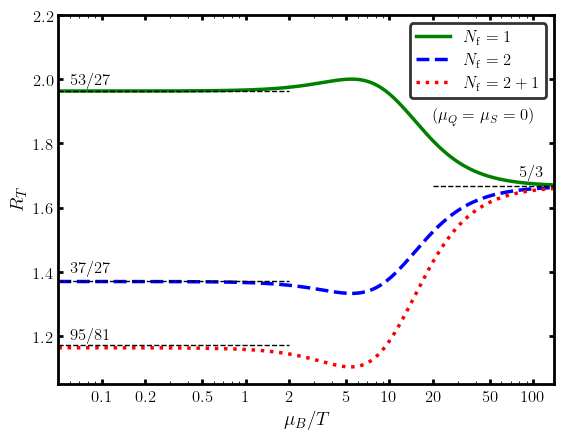
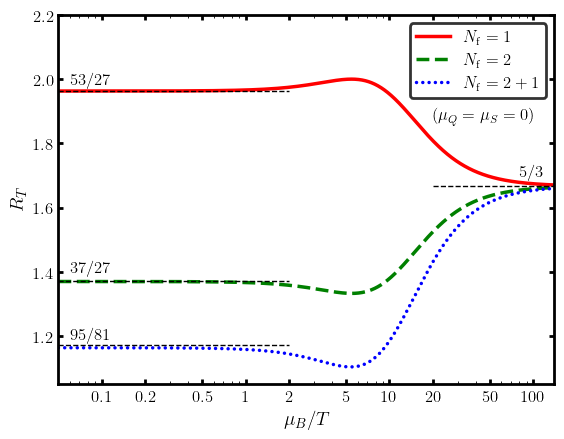
The notebook cell's code change between the first figure and the second:
--- before
+++ after
@@ -1,2 +1,6 @@
+import numpy as np
+import matplotlib.pyplot as plt
+import matplotlib.ticker as ticker
+
 # Method of Adaptive median filter with larger kernel for high x values
 
@@ -36,7 +40,9 @@
 
 # 1. Plot the data
-plt.plot(RkT1t, y_ad1, color='green', linestyle='solid', linewidth=2.5, label='Nfu')
-plt.plot(RkT1t, y_ad2, color='blue', linestyle='dashed', linewidth=2.5, label='Nfud')
-plt.plot(RkT1t, y_ad3, color='red', linestyle='dotted', linewidth=2.5, label='Nfuds')
+plt.plot(RkT1t, y_ad1, color='red', linestyle='solid', linewidth=2.5, label='Nfu')
+plt.plot(RkT1t, y_ad2, color='green', linestyle='dashed', linewidth=2.5, label='Nfud')
+
+# Updated the third curve to use the dense, native round dot tuple pattern
+plt.plot(RkT1t, y_ad3, color='blue', linestyle=(0, (0.01, 1.8)), linewidth=2.5, dash_capstyle='round', label='Nfuds')
 
 
@@ -57,5 +63,5 @@
 plt.text(0.06, 1.193, "95/81", fontsize=12, color='black', fontweight='bold')
 plt.text(80, 1.7, "5/3", fontsize=12, color='black', fontweight='bold')
-plt.text(2, 1.87, "$(\\mu_{Q} = \\mu_{S} =0)$", fontsize=12, color='black', fontweight='bold')
+plt.text(20, 1.87, "$(\\mu_{Q} = \\mu_{S} =0)$", fontsize=12, color='black', fontweight='bold')
 
 # 5. Handle custom tick labels without trailing zeros (0.1, 0.5, 1, 5, 10, etc.)

Commit: Add files via upload